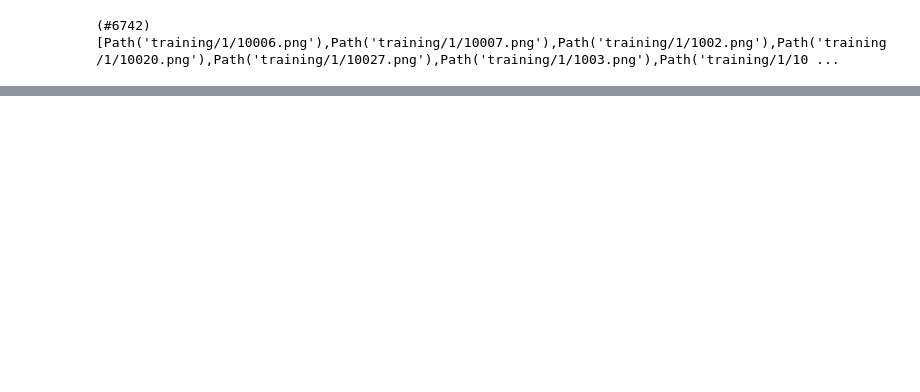
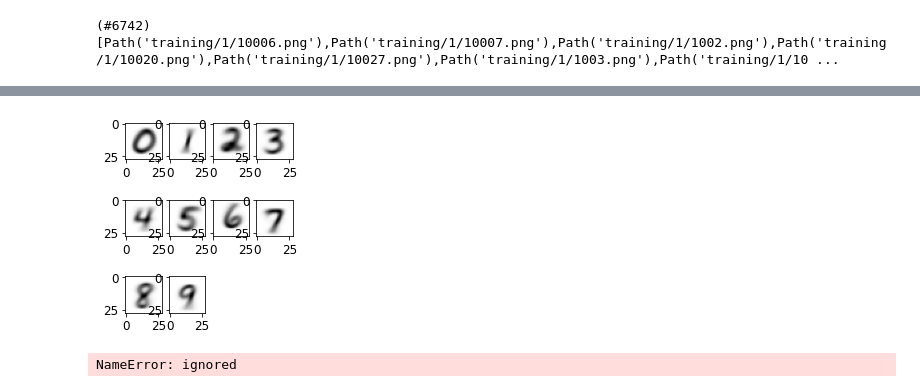
Before and after one commit to hs0224/a-professor-student-research-club, a Jupyter notebook: MinwooWorkspace/lmw_mnist.ipynb, the cells around one changed output, grey strips where cells are left out. Cells and saved outputs as stored; diff of their text form; code cells hidden in the pictures; blank space fills up the shorter version.

Commit message:
mnist수정_1

```diff
--- a/MinwooWorkspace/lmw_mnist.ipynb
+++ b/MinwooWorkspace/lmw_mnist.ipynb
@@ -51,0 +111,15 @@ len(three_tensors),len(seven_tensors)
+# %%
+allmean = [mean0, mean1,mean2,mean3,mean4,mean5,mean6,mean7,mean8,mean9]
+plt.figure(figsize=(3,4))
+
+for i in range(0,10):
+  plt.subplot(3, 4,i+1)
+  plt.imshow(allmean[i])
+plt.show()
+# %% [output]
+[figure, added]
+# %%
+def mnist_distance(a,b): return (a-b).abs().mean((-1,-2))
+mnist_distance(a_3, mean3)
+# %% [output]
+NameError: ignored
```
Also changed, not shown: parts of 13 cells of this notebook.
